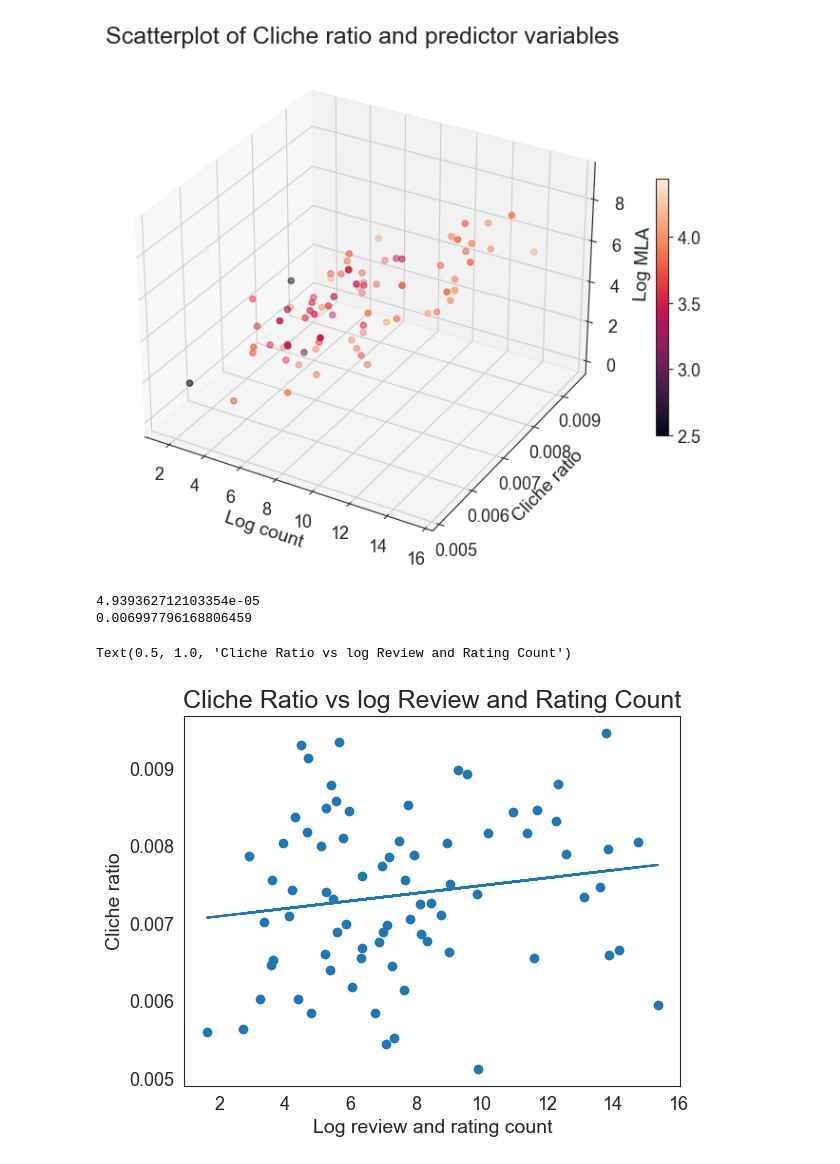
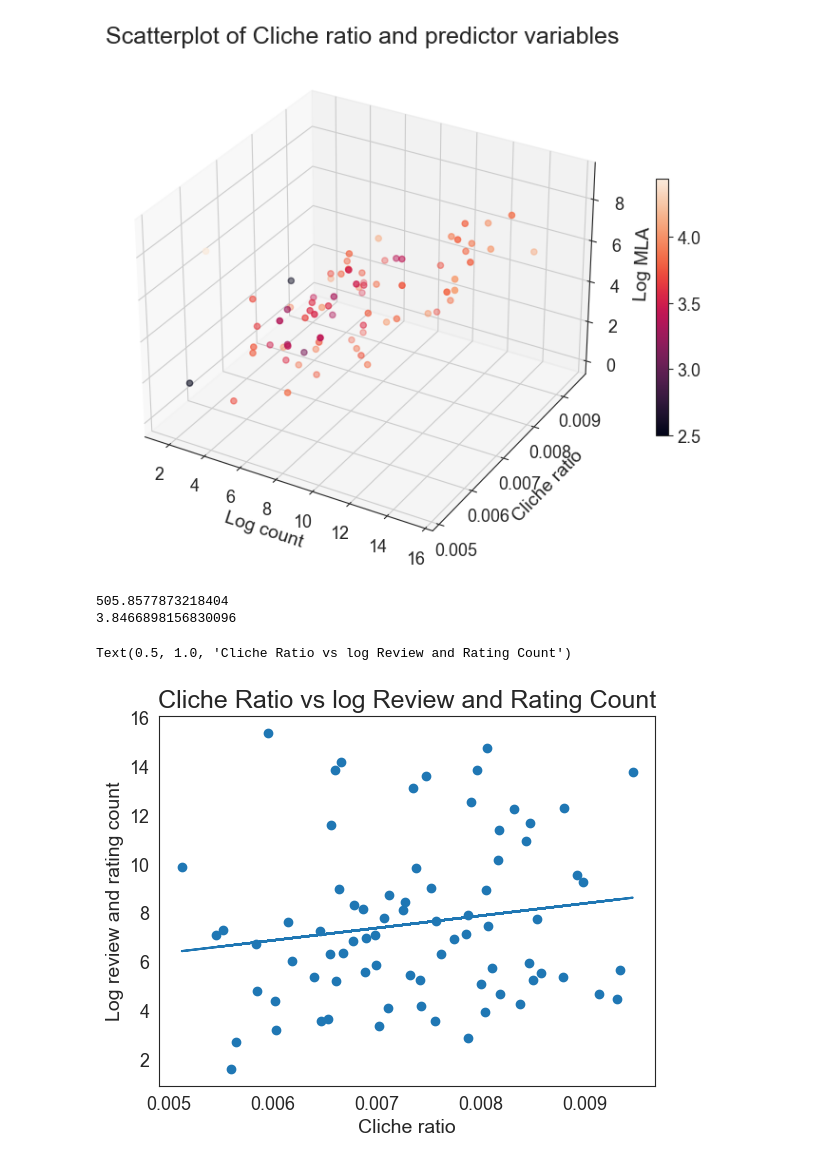
Before and after one commit to jenniferouyang/Cliches-and-19th-Century-English-Novelists, a Jupyter notebook: model.ipynb, the cells around one changed output. Saved outputs shown, nothing was run; the diff lists cells and outputs as text; code cells hidden in the pictures.

```diff
--- a/model.ipynb
+++ b/model.ipynb
@@ -71,23 +71,23 @@ plt.show()
 # %% [output]
 [figure]
 # %%
-x = df["log_count"]
-y = df["cliche_ratio"]
+y = df["log_count"]
+x = df["cliche_ratio"]
 
 # line of best fit
 a, b = np.polyfit(x, y, 1)
 print(a)
 print(b)
 
 # add points + linex
 plt.scatter(x,y)
 plt.plot(x, a*x+b)
-plt.xlabel("Log review and rating count")
-plt.ylabel("Cliche ratio")
+plt.ylabel("Log review and rating count")
+plt.xlabel("Cliche ratio")
 plt.title("Cliche Ratio vs log Review and Rating Count")
 # %% [output]
-4.939362712103354e-05
-0.006997796168806459
+505.8577873218404
+3.8466898156830096
 Text(0.5, 1.0, 'Cliche Ratio vs log Review and Rating Count')
-[figure, old version]
+[figure, new version]
 # %%
```
Also changed, not shown: parts of 2 cells of this notebook.
